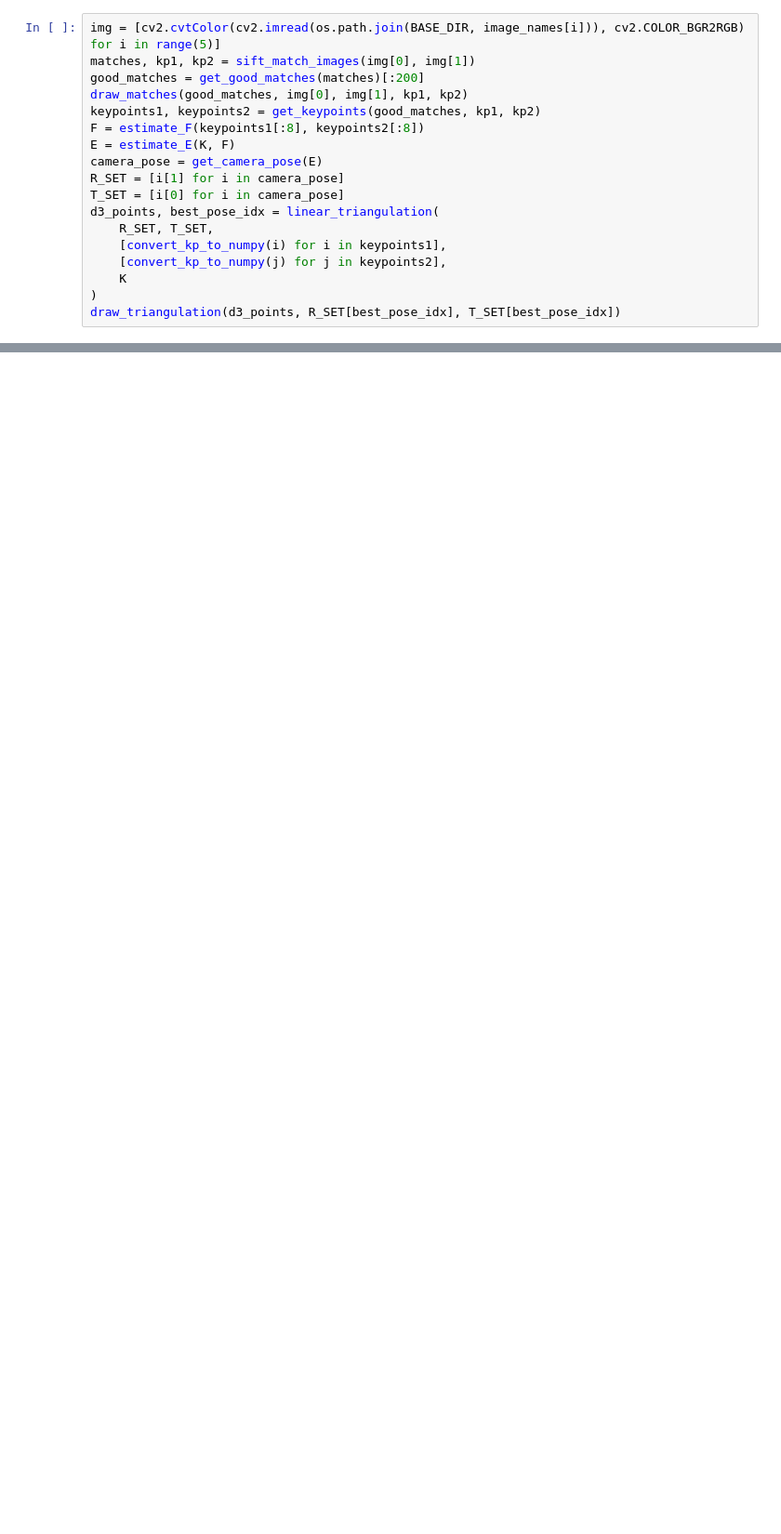
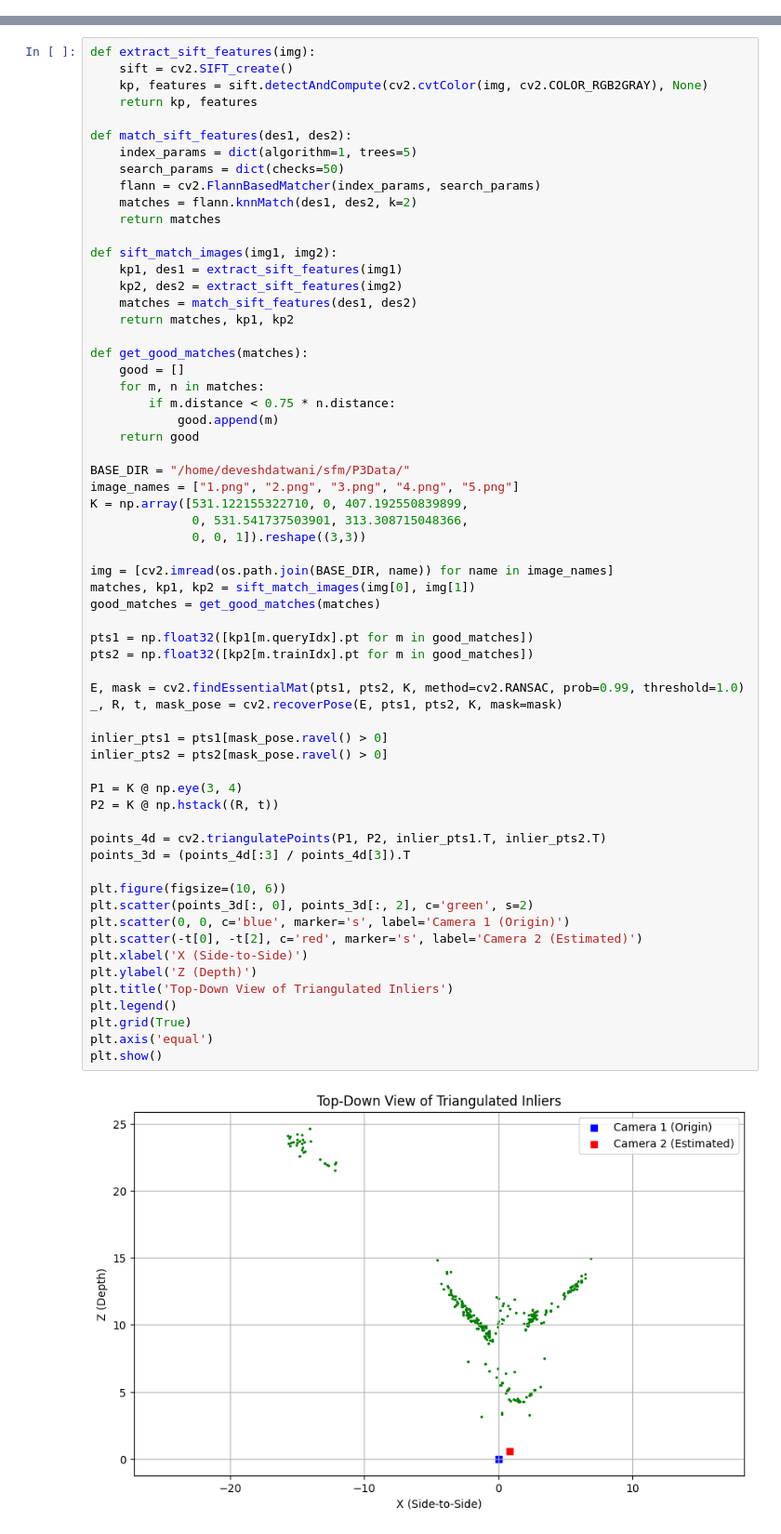
Before and after one commit to deveshdatwani/structure-from-motion, a Jupyter notebook: Sfm.ipynb, the cells around one changed output, grey strips where cells are left out. Shown at 93% size. Cells and saved outputs as stored; diff of their text form; blank space fills up the shorter version.

```diff
--- a/Sfm.ipynb
+++ b/Sfm.ipynb
@@ -258,18 +0,0 @@ k =  np.array([531.122155322710, 0, 407.192550839899,
-# %%
-img = [cv2.cvtColor(cv2.imread(os.path.join(BASE_DIR, image_names[i])), cv2.COLOR_BGR2RGB) for i in range(5)]
-matches, kp1, kp2 = sift_match_images(img[0], img[1])
-good_matches = get_good_matches(matches)[:200]
-draw_matches(good_matches, img[0], img[1], kp1, kp2)
-keypoints1, keypoints2 = get_keypoints(good_matches, kp1, kp2)
-F = estimate_F(keypoints1[:8], keypoints2[:8])
-E = estimate_E(K, F)
-camera_pose = get_camera_pose(E)
-R_SET = [i[1] for i in camera_pose]
-T_SET = [i[0] for i in camera_pose]
-d3_points, best_pose_idx = linear_triangulation(
-    R_SET, T_SET,
-    [convert_kp_to_numpy(i) for i in keypoints1],
-    [convert_kp_to_numpy(j) for j in keypoints2],
-    K
-)
-draw_triangulation(d3_points, R_SET[best_pose_idx], T_SET[best_pose_idx])
@@ -293,0 +25,64 @@ AttributeError: 'list' object has no attribute 'shape'
+# %%
+def extract_sift_features(img):
+    sift = cv2.SIFT_create()
+    kp, features = sift.detectAndCompute(cv2.cvtColor(img, cv2.COLOR_RGB2GRAY), None)
+    return kp, features
+
+def match_sift_features(des1, des2):
+    index_params = dict(algorithm=1, trees=5)
+    search_params = dict(checks=50)
+    flann = cv2.FlannBasedMatcher(index_params, search_params)
+    matches = flann.knnMatch(des1, des2, k=2)
+    return matches
+
+def sift_match_images(img1, img2):
+    kp1, des1 = extract_sift_features(img1)
+    kp2, des2 = extract_sift_features(img2)
+    matches = match_sift_features(des1, des2)
+    return matches, kp1, kp2
+
+def get_good_matches(matches):
+    good = []
+    for m, n in matches:
+        if m.distance < 0.75 * n.distance:
+            good.append(m)
+    return good
+
+BASE_DIR = "/home/deveshdatwani/sfm/P3Data/"
+image_names = ["1.png", "2.png", "3.png", "4.png", "5.png"]
+K = np.array([531.122155322710, 0, 407.192550839899,
+              0, 531.541737503901, 313.308715048366,
+              0, 0, 1]).reshape((3,3))
+
+img = [cv2.imread(os.path.join(BASE_DIR, name)) for name in image_names]
+matches, kp1, kp2 = sift_match_images(img[0], img[1])
+good_matches = get_good_matches(matches)
+
+pts1 = np.float32([kp1[m.queryIdx].pt for m in good_matches])
+pts2 = np.float32([kp2[m.trainIdx].pt for m in good_matches])
+
+E, mask = cv2.findEssentialMat(pts1, pts2, K, method=cv2.RANSAC, prob=0.99, threshold=1.0)
+_, R, t, mask_pose = cv2.recoverPose(E, pts1, pts2, K, mask=mask)
+
+inlier_pts1 = pts1[mask_pose.ravel() > 0]
+inlier_pts2 = pts2[mask_pose.ravel() > 0]
+
+P1 = K @ np.eye(3, 4)
+P2 = K @ np.hstack((R, t))
+
+points_4d = cv2.triangulatePoints(P1, P2, inlier_pts1.T, inlier_pts2.T)
+points_3d = (points_4d[:3] / points_4d[3]).T
+
+plt.figure(figsize=(10, 6))
+plt.scatter(points_3d[:, 0], points_3d[:, 2], c='green', s=2)
+plt.scatter(0, 0, c='blue', marker='s', label='Camera 1 (Origin)')
+plt.scatter(-t[0], -t[2], c='red', marker='s', label='Camera 2 (Estimated)')
+plt.xlabel('X (Side-to-Side)')
+plt.ylabel('Z (Depth)')
+plt.title('Top-Down View of Triangulated Inliers')
+plt.legend()
+plt.grid(True)
+plt.axis('equal')
+plt.show()
+# %% [output]
+[figure, added]
```
Also changed, not shown: parts of 10 cells of this notebook, 3 other files.
